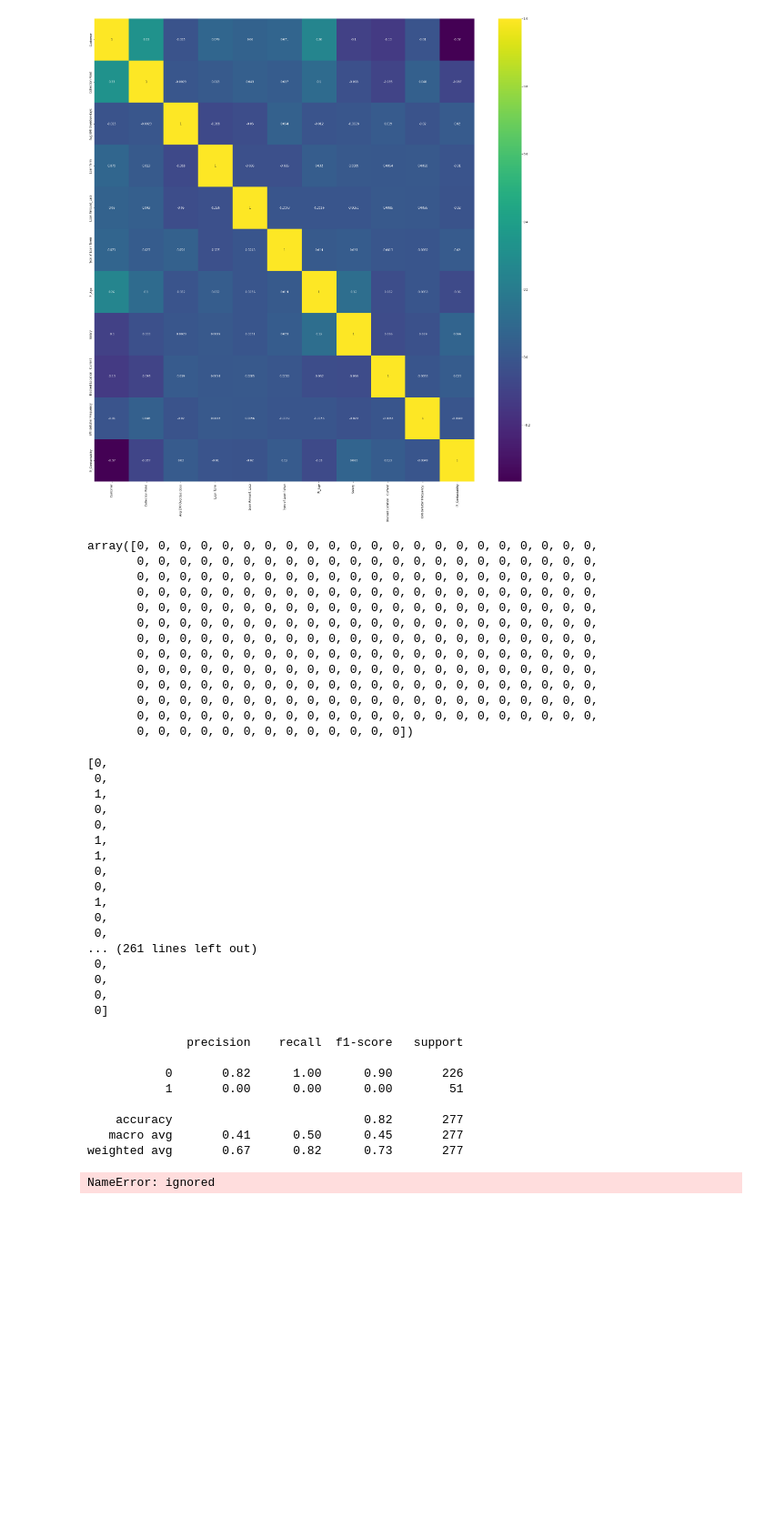
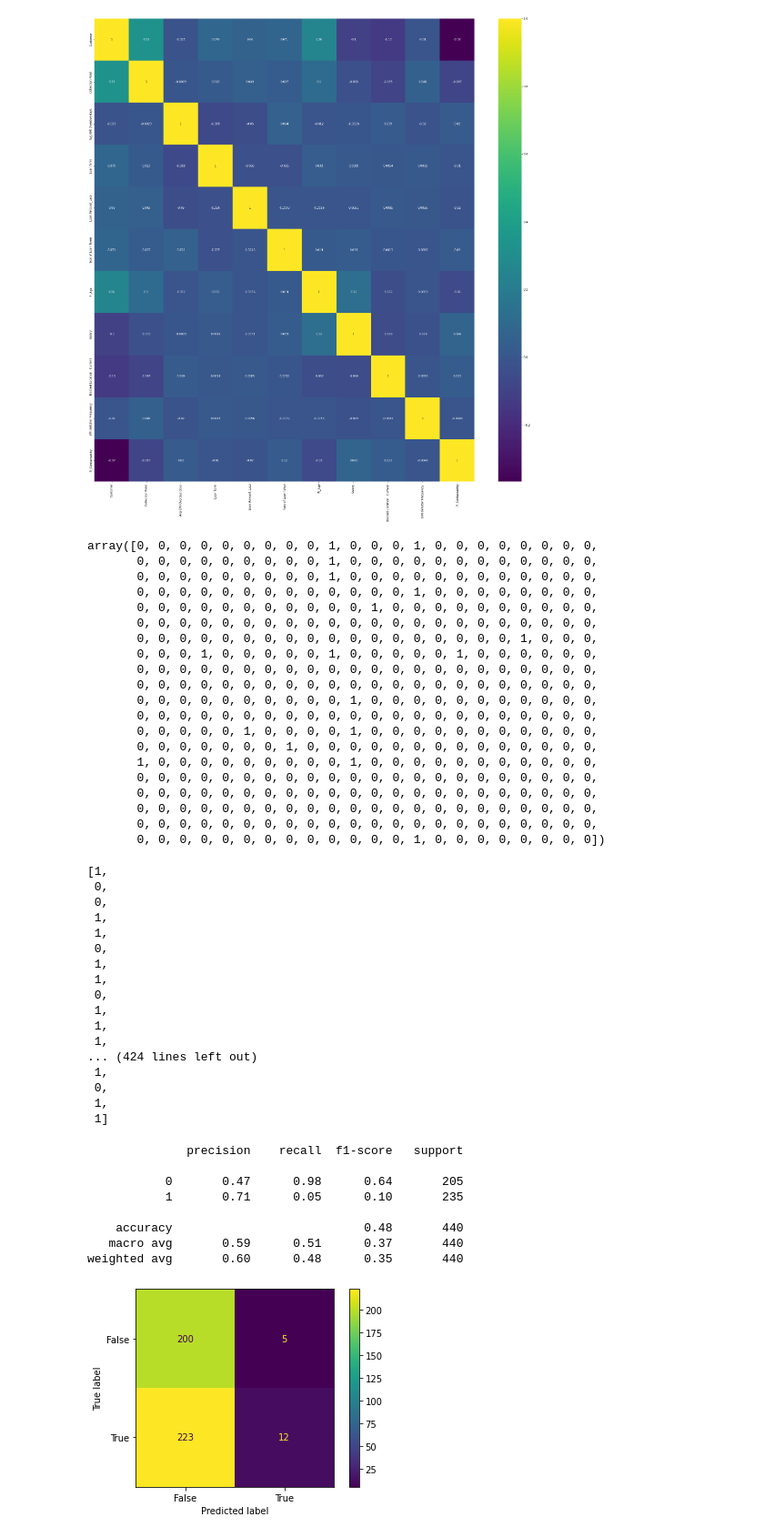
Before and after one commit to sinhaanupamindia/Projects, a Jupyter notebook: Project_Banking_Loan.ipynb, the cells around one changed output. Shown: that part at 91% size. Saved outputs shown, nothing was run; the diff lists cells and outputs as text; code cells hidden in the pictures; blank space fills up the shorter version.

```diff
--- a/Project_Banking_Loan.ipynb
+++ b/Project_Banking_Loan.ipynb
@@ -339,3 +337,8 @@ X_final
 | 919 | 1560 | 14 | 19 | 44 | 56 | 350000.0 | 0 | ... |
 | 920 | 1563 | 5 | 14 | 45 | 40 | 400000.0 | 1 | ... |
 921 rows × 19 columns
+# %%
+from imblearn.over_sampling import RandomOverSampler
+oversample = RandomOverSampler(sampling_strategy = 1)
+# fit and apply the transform
+X_over, Y_over = oversample.fit_resample(X_final, Y_final)
@@ -350,23 +359,30 @@ sns.heatmap(df_coor.corr(), annot = True, cmap = "viridis")
 from sklearn.linear_model import LogisticRegression
 from sklearn.model_selection import train_test_split
 from sklearn import metrics
-X_train, X_test, y_train, y_test = train_test_split(X_final, Y_final, test_size=0.3, random_state=0)
+X_train, X_test, y_train, y_test = train_test_split(X_over, Y_over, test_size=0.3, random_state=0)
 logreg = LogisticRegression()
 logreg.fit(X_train, y_train)
 logreg.score
 logreg.predict(X_test)
 # %% [output]
-array([0, 0, 0, 0, 0, 0, 0, 0, 0, 0, 0, 0, 0, 0, 0, 0, 0, 0, 0, 0, 0, 0,
+array([0, 0, 0, 0, 0, 0, 0, 0, 0, 1, 0, 0, 0, 1, 0, 0, 0, 0, 0, 0, 0, 0,
+       0, 0, 0, 0, 0, 0, 0, 0, 0, 1, 0, 0, 0, 0, 0, 0, 0, 0, 0, 0, 0, 0,
+       0, 0, 0, 0, 0, 0, 0, 0, 0, 1, 0, 0, 0, 0, 0, 0, 0, 0, 0, 0, 0, 0,
+       0, 0, 0, 0, 0, 0, 0, 0, 0, 0, 0, 0, 0, 1, 0, 0, 0, 0, 0, 0, 0, 0,
+       0, 0, 0, 0, 0, 0, 0, 0, 0, 0, 0, 1, 0, 0, 0, 0, 0, 0, 0, 0, 0, 0,
+       0, 0, 0, 0, 0, 0, 0, 0, 0, 0, 0, 0, 0, 0, 0, 0, 0, 0, 0, 0, 0, 0,
+       0, 0, 0, 0, 0, 0, 0, 0, 0, 0, 0, 0, 0, 0, 0, 0, 0, 0, 1, 0, 0, 0,
+       0, 0, 0, 1, 0, 0, 0, 0, 0, 1, 0, 0, 0, 0, 0, 1, 0, 0, 0, 0, 0, 0,
+       0, 0, 0, 0, 0, 0, 0, 0, 0, 0, 0, 0, 0, 0, 0, 0, 0, 0, 0, 0, 0, 0,
+       0, 0, 0, 0, 0, 0, 0, 0, 0, 0, 0, 0, 0, 0, 0, 0, 0, 0, 0, 0, 0, 0,
+       0, 0, 0, 0, 0, 0, 0, 0, 0, 0, 1, 0, 0, 0, 0, 0, 0, 0, 0, 0, 0, 0,
+       0, 0, 0, 0, 0, 0, 0, 0, 0, 0, 0, 0, 0, 0, 0, 0, 0, 0, 0, 0, 0, 0,
+       0, 0, 0, 0, 0, 1, 0, 0, 0, 0, 1, 0, 0, 0, 0, 0, 0, 0, 0, 0, 0, 0,
+       0, 0, 0, 0, 0, 0, 0, 1, 0, 0, 0, 0, 0, 0, 0, 0, 0, 0, 0, 0, 0, 0,
+       1, 0, 0, 0, 0, 0, 0, 0, 0, 0, 1, 0, 0, 0, 0, 0, 0, 0, 0, 0, 0, 0,
        0, 0, 0, 0, 0, 0, 0, 0, 0, 0, 0, 0, 0, 0, 0, 0, 0, 0, 0, 0, 0, 0,
        0, 0, 0, 0, 0, 0, 0, 0, 0, 0, 0, 0, 0, 0, 0, 0, 0, 0, 0, 0, 0, 0,
        0, 0, 0, 0, 0, 0, 0, 0, 0, 0, 0, 0, 0, 0, 0, 0, 0, 0, 0, 0, 0, 0,
        0, 0, 0, 0, 0, 0, 0, 0, 0, 0, 0, 0, 0, 0, 0, 0, 0, 0, 0, 0, 0, 0,
-       0, 0, 0, 0, 0, 0, 0, 0, 0, 0, 0, 0, 0, 0, 0, 0, 0, 0, 0, 0, 0, 0,
-       0, 0, 0, 0, 0, 0, 0, 0, 0, 0, 0, 0, 0, 0, 0, 0, 0, 0, 0, 0, 0, 0,
-       0, 0, 0, 0, 0, 0, 0, 0, 0, 0, 0, 0, 0, 0, 0, 0, 0, 0, 0, 0, 0, 0,
-       0, 0, 0, 0, 0, 0, 0, 0, 0, 0, 0, 0, 0, 0, 0, 0, 0, 0, 0, 0, 0, 0,
-       0, 0, 0, 0, 0, 0, 0, 0, 0, 0, 0, 0, 0, 0, 0, 0, 0, 0, 0, 0, 0, 0,
-       0, 0, 0, 0, 0, 0, 0, 0, 0, 0, 0, 0, 0, 0, 0, 0, 0, 0, 0, 0, 0, 0,
-       0, 0, 0, 0, 0, 0, 0, 0, 0, 0, 0, 0, 0, 0, 0, 0, 0, 0, 0, 0, 0, 0,
-       0, 0, 0, 0, 0, 0, 0, 0, 0, 0, 0, 0, 0])
+       0, 0, 0, 0, 0, 0, 0, 0, 0, 0, 0, 0, 0, 1, 0, 0, 0, 0, 0, 0, 0, 0])
 # %%
@@ -374,39 +391,44 @@ y_predicted =logreg.predict(X_test)
 # %%
 y_test["Defaulter"].tolist()
 # %% [output]
-[0,
- 0,
- 1,
+[1,
  0,
  0,
  1,
  1,
  0,
+ 1,
+ 1,
  0,
  1,
+ 1,
+ 1,
+... (424 lines left out)
+ 1,
  0,
- 0,
-... (261 lines left out)
- 0,
- 0,
- 0,
- 0]
+ 1,
+ 1]
 # %%
 from sklearn.metrics import classification_report
 print(classification_report(y_test, y_predicted))
 # %% [output]
               precision    recall  f1-score   support
 
-           0       0.82      1.00      0.90       226
-           1       0.00      0.00      0.00        51
+           0       0.47      0.98      0.64       205
+           1       0.71      0.05      0.10       235
 
-    accuracy                           0.82       277
-   macro avg       0.41      0.50      0.45       277
-weighted avg       0.67      0.82      0.73       277
+    accuracy                           0.48       440
+   macro avg       0.59      0.51      0.37       440
+weighted avg       0.60      0.48      0.35       440
-# %%
-f1 = f1_score(y_predicted, y_test)
-f1
-# %% [output]
-NameError: ignored
+# %%
+from sklearn import metrics
+confusion_matrix = metrics.confusion_matrix(y_test, y_predicted)
+
+cm_display = metrics.ConfusionMatrixDisplay(confusion_matrix = confusion_matrix, display_labels = [False, True])
+
+cm_display.plot()
+plt.show()
+# %% [output]
+[figure, added]
 # %%
 skplt.metrics.plot_confusion_matrix(y_test, y_predicted)
```
Also changed, not shown: parts of 22 cells of this notebook.
